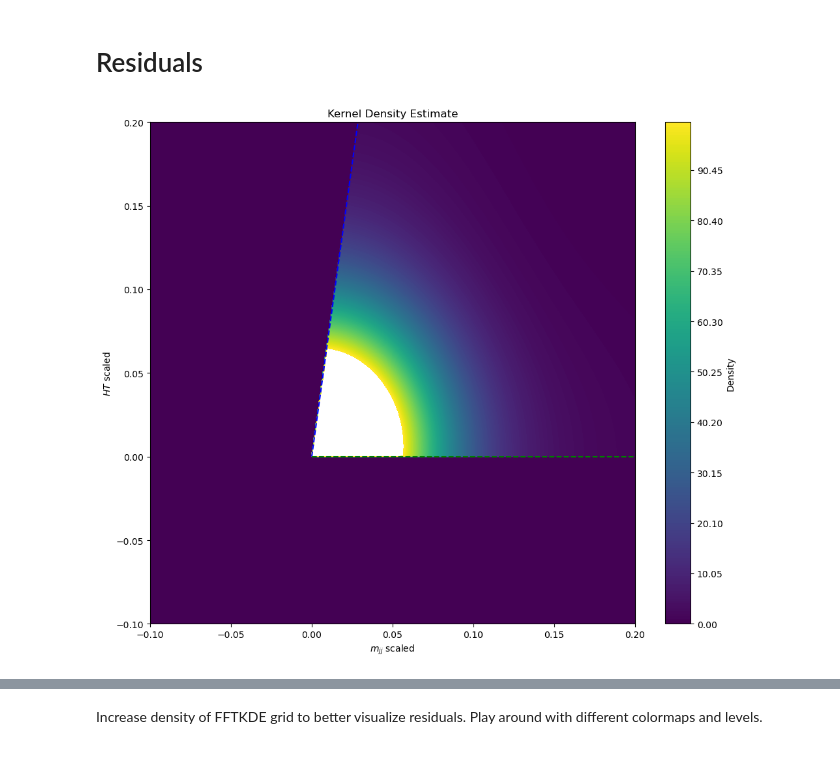
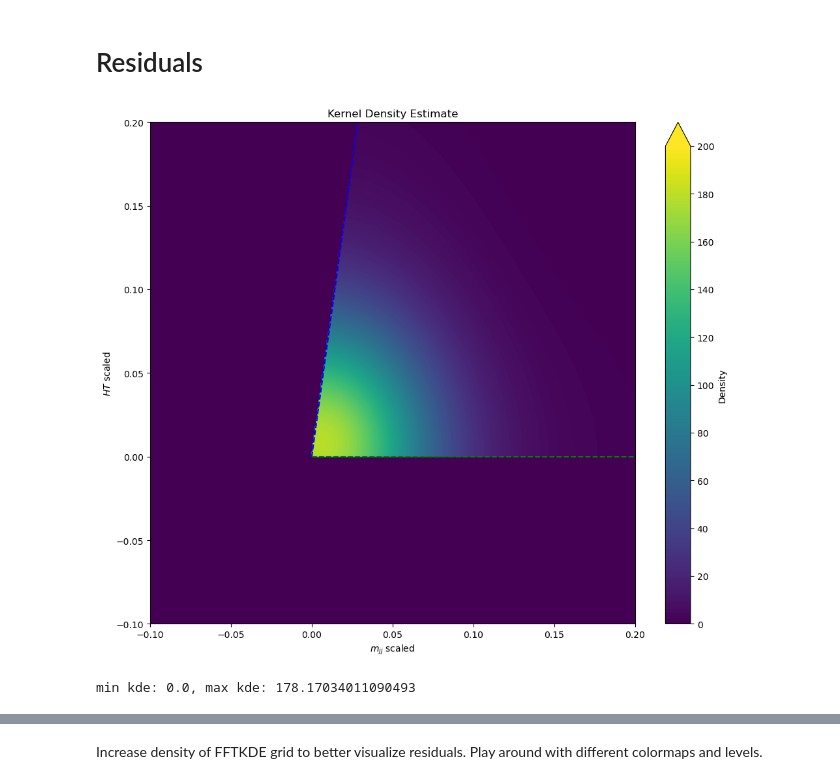
Before and after one commit to Angelo92Git/SymbolicDensityEstimation, a Jupyter notebook: viz_dijet.ipynb, the cells around one changed output, grey strips where cells are left out. Cells and saved outputs as stored; diff of their text form; code cells hidden in the pictures.

```diff
--- a/viz_dijet.ipynb
+++ b/viz_dijet.ipynb
@@ -58,7 +58,7 @@ HT = HT.reshape(-1, 1)
 # Fit kernel density estimate on the scaled covariates
 scaled_samples = np.hstack((mjj, HT))
 d = scaled_samples.shape[1]
-jxbins = 3500j
+jxbins = 3000j
 bw_adj_joint = DataConfig().bw_adj_joint
 kernel_type = DataConfig().kernel_type
 slices = [slice(-1.1, 1.1, jxbins), slice(-1.1, 1.1, jxbins)]
@@ -237,21 +237,27 @@ def res_func_complexity_end(x1, x2, mask):
 # %%
 level_min = 0
-level_max = 100
+level_max = 200
+level_min_delta = -20
+level_max_delta = 20
 # %%
 # 4. Plot the result
 plt.figure(figsize=(12, 10))
-plt.contourf(grids[0], grids[1], sum_grid, levels=np.linspace(level_min, level_max, 200), cmap="viridis")
-plt.colorbar(label="Density")
+plt.contourf(grids[0], grids[1], sum_grid, levels=np.linspace(level_min, level_max, 200), cmap="viridis", extend='max')
+plt.colorbar(label="Density", ticks=np.linspace(level_min, level_max, 11))
 plt.xlabel(r"$m_{jj}$ scaled")
 plt.ylabel(r"$HT$ scaled")
 plt.title("Kernel Density Estimate")
 plt.plot(xlv, ylv, color='blue', linestyle='--', label='y=x Line')
 plt.plot(xlh, ylh, color='green', linestyle='--', label='y=0 Line')
 plt.xlim(-0.1, 0.2)
 plt.ylim(-0.1, 0.2)
 plt.show()
 # %% [output]
-[figure, old version]
+[figure, new version]
+# %%
+print(f"min kde: {np.min(sum_grid)}, max kde: {np.max(sum_grid)}")
+# %% [output]
+min kde: 0.0, max kde: 178.17034011090493
 # %%
 # 4. Plot the result
 plt.figure(figsize=(12, 10))
```
Also changed, not shown: parts of 12 cells of this notebook, 4 other files.
